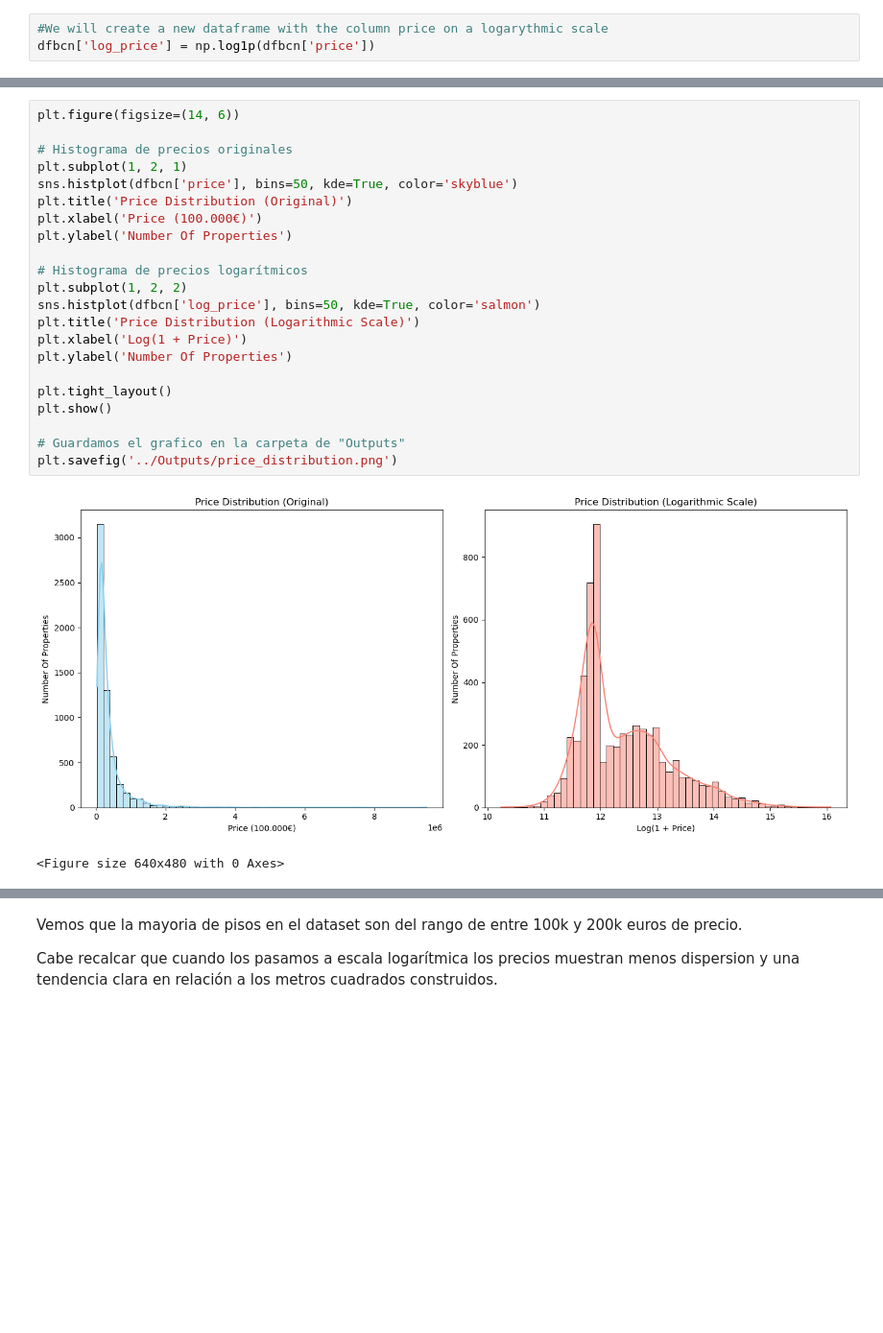
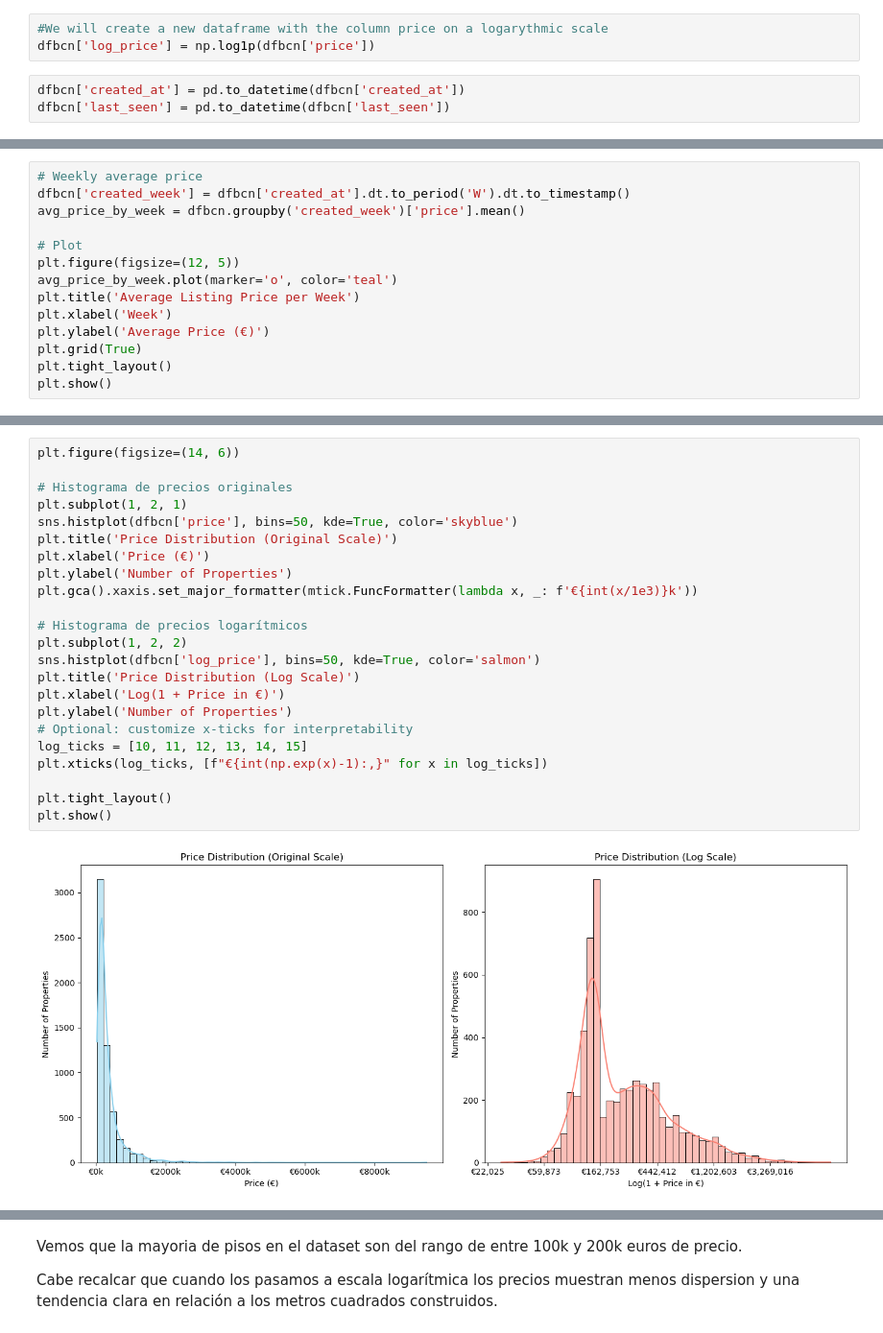
Before and after one commit to arboldeku/bcn-housing-prices, a Jupyter notebook: Code/edasalesbcn.ipynb, the cells around one changed output, grey strips where cells are left out. Shown at 96% size. Cells and saved outputs as stored; diff of their text form; blank space fills up the shorter version.

```diff
--- a/Code/edasalesbcn.ipynb
+++ b/Code/edasalesbcn.ipynb
@@ -291,3 +292,6 @@ Una vez hayamos aplicado esta regla, procederemos a separar los datos por "train
 # %%
 #We will create a new dataframe with the column price on a logarythmic scale
 dfbcn['log_price'] = np.log1p(dfbcn['price'])
+# %%
+dfbcn['created_at'] = pd.to_datetime(dfbcn['created_at'])
+dfbcn['last_seen'] = pd.to_datetime(dfbcn['last_seen'])
@@ -293,0 +322,14 @@ dfbcn['log_price'] = np.log1p(dfbcn['price'])
+# %%
+# Weekly average price
+dfbcn['created_week'] = dfbcn['created_at'].dt.to_period('W').dt.to_timestamp()
+avg_price_by_week = dfbcn.groupby('created_week')['price'].mean()
+
+# Plot
+plt.figure(figsize=(12, 5))
+avg_price_by_week.plot(marker='o', color='teal')
+plt.title('Average Listing Price per Week')
+plt.xlabel('Week')
+plt.ylabel('Average Price (€)')
+plt.grid(True)
+plt.tight_layout()
+plt.show()
@@ -294,28 +338,28 @@ dfbcn['log_price'] = np.log1p(dfbcn['price'])
 # %%
 plt.figure(figsize=(14, 6))
 
 # Histograma de precios originales
 plt.subplot(1, 2, 1)
 sns.histplot(dfbcn['price'], bins=50, kde=True, color='skyblue')
-plt.title('Price Distribution (Original)')
-plt.xlabel('Price (100.000€)')
-plt.ylabel('Number Of Properties')
+plt.title('Price Distribution (Original Scale)')
+plt.xlabel('Price (€)')
+plt.ylabel('Number of Properties')
+plt.gca().xaxis.set_major_formatter(mtick.FuncFormatter(lambda x, _: f'€{int(x/1e3)}k'))
 
 # Histograma de precios logarítmicos
 plt.subplot(1, 2, 2)
 sns.histplot(dfbcn['log_price'], bins=50, kde=True, color='salmon')
-plt.title('Price Distribution (Logarithmic Scale)')
-plt.xlabel('Log(1 + Price)')
-plt.ylabel('Number Of Properties')
+plt.title('Price Distribution (Log Scale)')
+plt.xlabel('Log(1 + Price in €)')
+plt.ylabel('Number of Properties')
+# Optional: customize x-ticks for interpretability
+log_ticks = [10, 11, 12, 13, 14, 15]
+plt.xticks(log_ticks, [f"€{int(np.exp(x)-1):,}" for x in log_ticks])
 
 plt.tight_layout()
 plt.show()
-
-# Guardamos el grafico en la carpeta de "Outputs"
-plt.savefig('../Outputs/price_distribution.png')
 # %% [output]
-[figure, old version]
+[figure, new version]
-<Figure size 640x480 with 0 Axes>
 # %%
 plt.figure(figsize=(14, 6))
 
```
Also changed, not shown: parts of 14 cells of this notebook, 10 other files.
